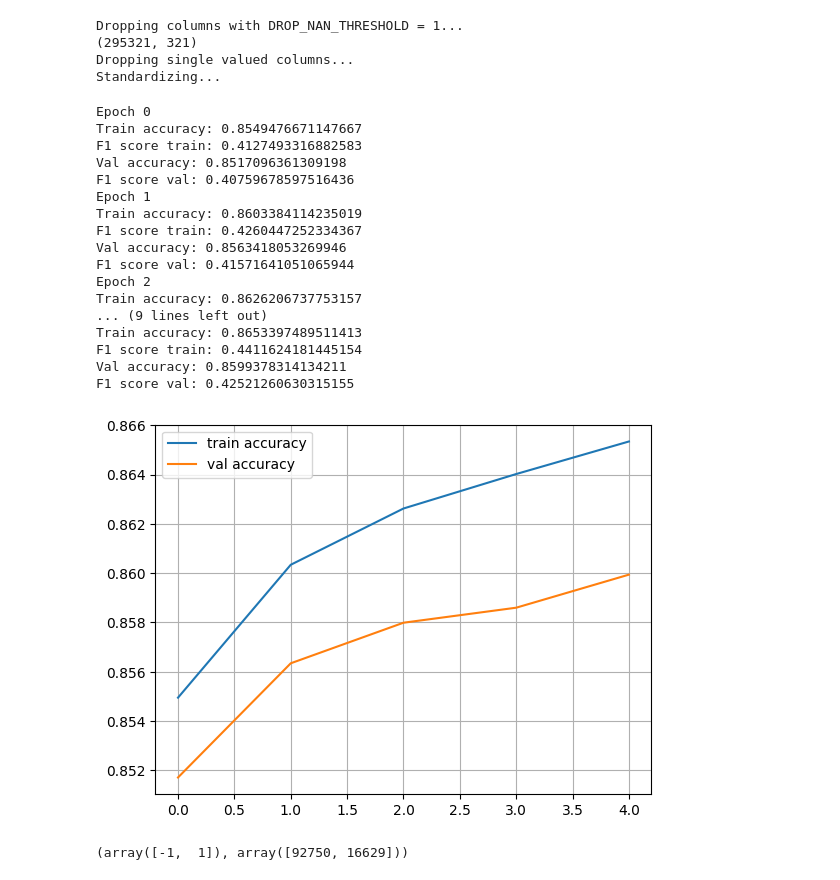
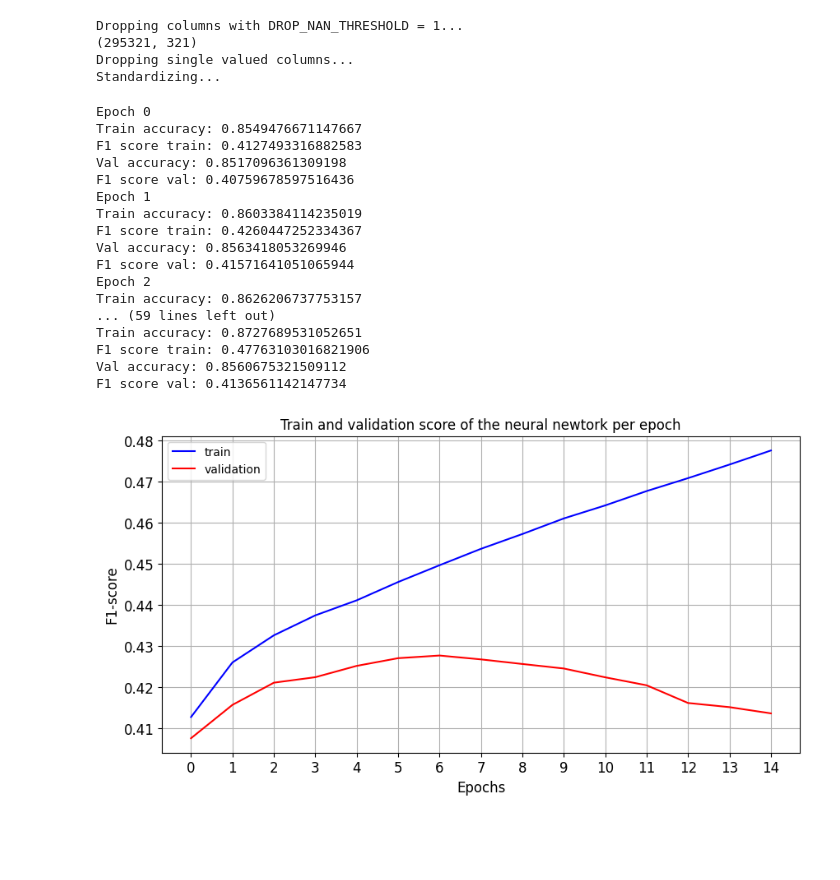
Before and after one commit to ilievanadezhda/CS-433-MICHD, a Jupyter notebook: notebooks/neural_network.ipynb, the cells around one changed output. Cells and saved outputs as stored; diff of their text form; code cells hidden in the pictures; blank space fills up the shorter version.

```diff
--- a/notebooks/neural_network.ipynb
+++ b/notebooks/neural_network.ipynb
@@ -103,13 +100,11 @@ x_val_temp[:, categorical_features] = median_imputation(
 x_train_temp[:, numerical_features] = mean_imputation(
     x_train_temp[:, numerical_features]
 )
-x_val_temp[:, numerical_features] = mean_imputation(
-    x_val_temp[:, numerical_features])
+x_val_temp[:, numerical_features] = mean_imputation(x_val_temp[:, numerical_features])
 x_test_temp[:, categorical_features] = median_imputation(
     x_test_temp[:, categorical_features]
 )
-x_test_temp[:, numerical_features] = mean_imputation(
-    x_test_temp[:, numerical_features])
+x_test_temp[:, numerical_features] = mean_imputation(x_test_temp[:, numerical_features])
 
 if REMOVE_OUTLIERS:
     low_perc = np.percentile(x_train_temp, 2, axis=0)
@@ -183,8 +178,10 @@ network.append(Fully_connected(128, 2))
 # %%
 train_log = []
 val_log = []
+train_f1s = []
+val_f1s = []
 
-for epoch in range(5):
+for epoch in range(15):
     for x_batch, y_batch in iterate_minibatches(
         x_train_temp, y_train, batchsize=1000, shuffle=True
     ):
@@ -196,18 +193,15 @@ for epoch in range(5):
     f1_val = f1_score(y_val, predict(network, x_val_temp))
     f1_train = f1_score(y_train, predict(network, x_train_temp))
 
+    train_f1s.append(f1_train)
+    val_f1s.append(f1_val)
+
     # return the best model from the cv according to the f1 score
     print("Epoch", epoch)
     print("Train accuracy:", train_log[-1])
     print("F1 score train:", f1_train)
     print("Val accuracy:", val_log[-1])
     print("F1 score val:", f1_val)
-
-plt.plot(train_log, label="train accuracy")
-plt.plot(val_log, label="val accuracy")
-plt.legend(loc="best")
-plt.grid()
-plt.show()
 # %% [output]
 Epoch 0
 Train accuracy: 0.8549476671147667
@@ -221,15 +215,23 @@ Val accuracy: 0.8563418053269946
 F1 score val: 0.41571641051065944
 Epoch 2
 Train accuracy: 0.8626206737753157
-... (9 lines left out)
-Train accuracy: 0.8653397489511413
-F1 score train: 0.4411624181445154
-Val accuracy: 0.8599378314134211
-F1 score val: 0.42521260630315155
+... (59 lines left out)
+Train accuracy: 0.8727689531052651
+F1 score train: 0.47763103016821906
+Val accuracy: 0.8560675321509112
+F1 score val: 0.4136561142147734
-[figure, removed]
-# %%
-y_predict = predict(network, x_test_temp)
-y_predict[np.where(y_predict == 0)] = -1
-np.unique(y_predict, return_counts=True)
-# %% [output]
-(array([-1,  1]), array([92750, 16629]))
+# %%
+# red and blue colors for the plot
+plt.figure(figsize=(10, 5))
+plt.plot(train_f1s, label="train", color="blue")
+plt.plot(val_f1s, label="validation", color="red")
+plt.legend(loc="best")
+plt.xticks([0, 1, 2, 3, 4, 5, 6, 7, 8, 9, 10, 11, 12, 13, 14], fontsize=12)
+plt.yticks(fontsize=12)
+plt.xlabel("Epochs", fontsize=12)
+plt.ylabel("F1-score", fontsize=12)
+plt.title("Train and validation score of the neural newtork per epoch")
+plt.grid()
+plt.show()
+# %% [output]
+[figure, added]
```
Also changed, not shown: parts of 1 cell of this notebook.
